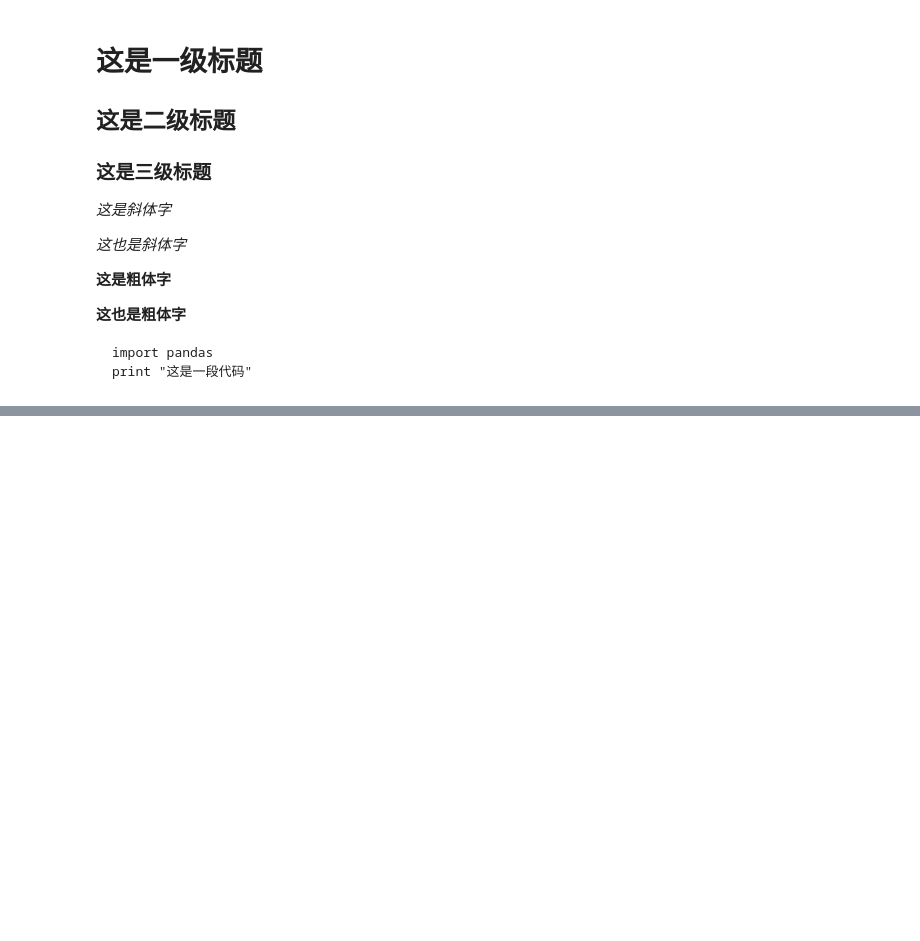
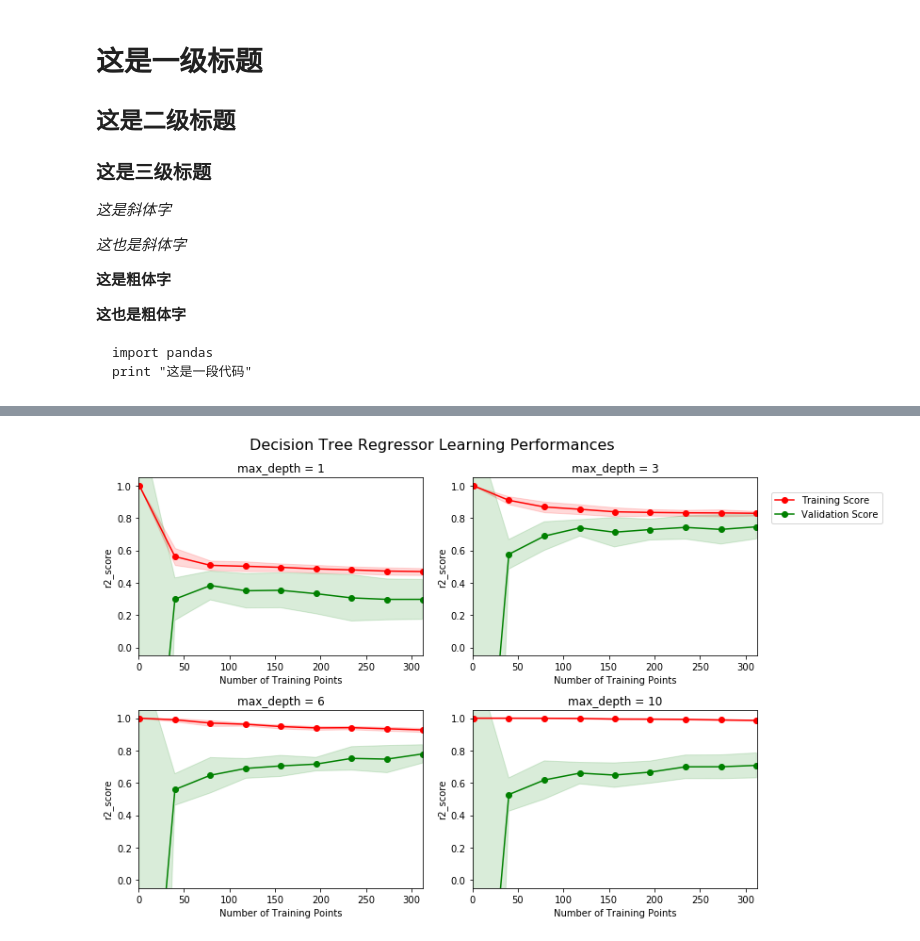
Before and after one commit to fengdelalala89/BostonHousing, a Jupyter notebook: ml_basic.ipynb, the cells around one changed output, grey strips where cells are left out. Drawn from its saved outputs; the diff is of its cells as text; code cells hidden in the pictures; blank space fills up the shorter version.

```diff
--- a/ml_basic.ipynb
+++ b/ml_basic.ipynb
@@ -77,0 +129,8 @@ print "这是一段代码"
+# %%
+# 载入波士顿房屋的数据集
+data = pd.read_csv('housing.csv')
+prices = data['MEDV']
+features = data.drop('MEDV', axis = 1)
+
+# 完成
+print "Boston housing dataset has {} data points with {} variables each.".format(*data.shape)
@@ -77,0 +166,10 @@ print "这是一段代码"
+# %%
+
+from sklearn.model_selection import train_test_split
+
+def generate_train_and_test(X, y):
+    """打乱并分割数据为训练集和测试集"""
+    return train_test_split(X, y, test_size=0.2, random_state=1)
+
+
+X_train, X_test, y_train, y_test = generate_train_and_test(features, prices)
@@ -77,0 +229,5 @@ print "这是一段代码"
+# %%
+# 根据不同的训练集大小，和最大深度，生成学习曲线
+vs.ModelLearning(X_train, y_train)
+# %% [output]
+[figure, added]
```
Also changed, not shown: parts of 35 cells of this notebook, 2 other files.
